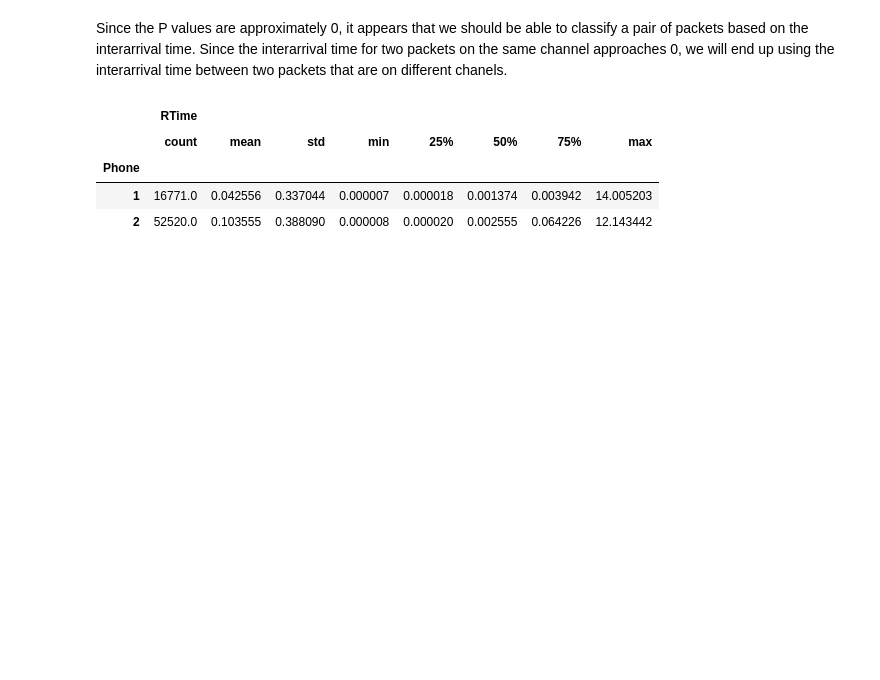
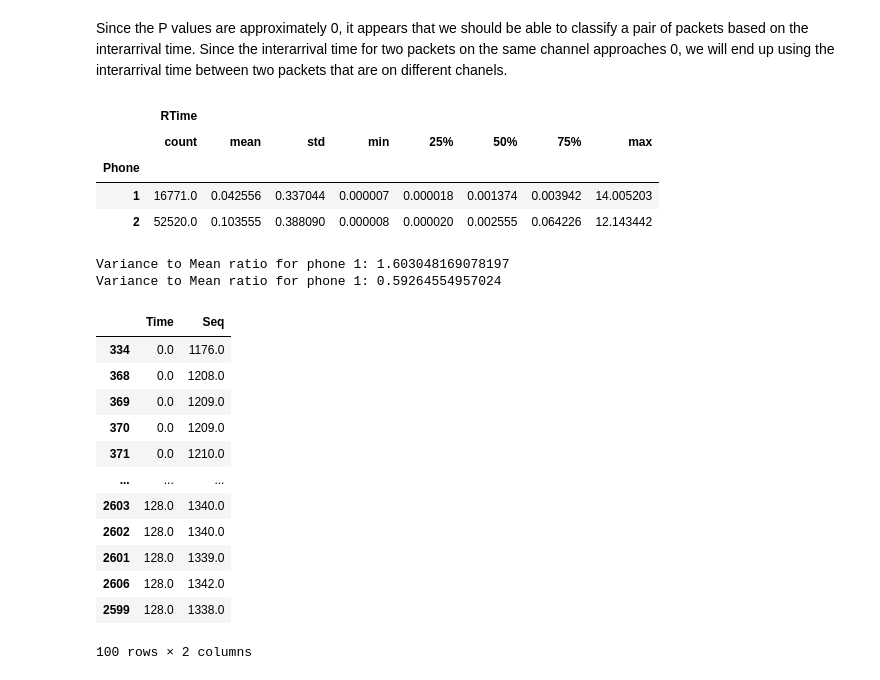
Before and after one commit to jdeinum/SDR, a Jupyter notebook: analysis/sdr_v3.ipynb, the cells around one changed output. Saved outputs shown, nothing was run; the diff lists cells and outputs as text; code cells hidden in the pictures; blank space fills up the shorter version.

```diff
--- a/analysis/sdr_v3.ipynb
+++ b/analysis/sdr_v3.ipynb
@@ -192,3 +194,16 @@ df[df.CType == "Different"].loc[:, ["Phone", "RTime"]].groupby("Phone").describe
 | Phone |  |  |  |  |  |  |  |  |
 | 1 | 16771.0 | 0.042556 | 0.337044 | 0.000007 | 0.000018 | 0.001374 | 0.003942 | 14.005203 |
 | 2 | 52520.0 | 0.103555 | 0.388090 | 0.000008 | 0.000020 | 0.002555 | 0.064226 | 12.143442 |
+# %%
+mean1 = df[df.CType == "Different"].loc[:, "RTime"].mean()
+std1 = df[df.CType == "Different"].loc[:, "RTime"].std()
+
+print(f"Variance to Mean ratio for phone 1: {std1**2/mean1}")
+
+mean2 = df[df.CType == "Same"].loc[:, "RTime"].mean()
+std2 = df[df.CType == "Same"].loc[:, "RTime"].std()
+
+print(f"Variance to Mean ratio for phone 1: {std2**2/mean2}")
+# %% [output]
+Variance to Mean ratio for phone 1: 1.603048169078197
+Variance to Mean ratio for phone 1: 0.59264554957024
@@ -194,0 +228,16 @@ df[df.CType == "Different"].loc[:, ["Phone", "RTime"]].groupby("Phone").describe
+# %%
+df[df.Phone == 1].sort_values(by="ATime").loc[:, ["Time", "Seq"]].head(100)
+# %% [output]
+|  | Time | Seq |
+| 334 | 0.0 | 1176.0 |
+| 368 | 0.0 | 1208.0 |
+| 369 | 0.0 | 1209.0 |
+| 370 | 0.0 | 1209.0 |
+| 371 | 0.0 | 1210.0 |
+| ... | ... | ... |
+| 2603 | 128.0 | 1340.0 |
+| 2602 | 128.0 | 1340.0 |
+| 2601 | 128.0 | 1339.0 |
+| 2606 | 128.0 | 1342.0 |
+| 2599 | 128.0 | 1338.0 |
+100 rows × 2 columns
```
Also changed, not shown: parts of 7 cells of this notebook.
